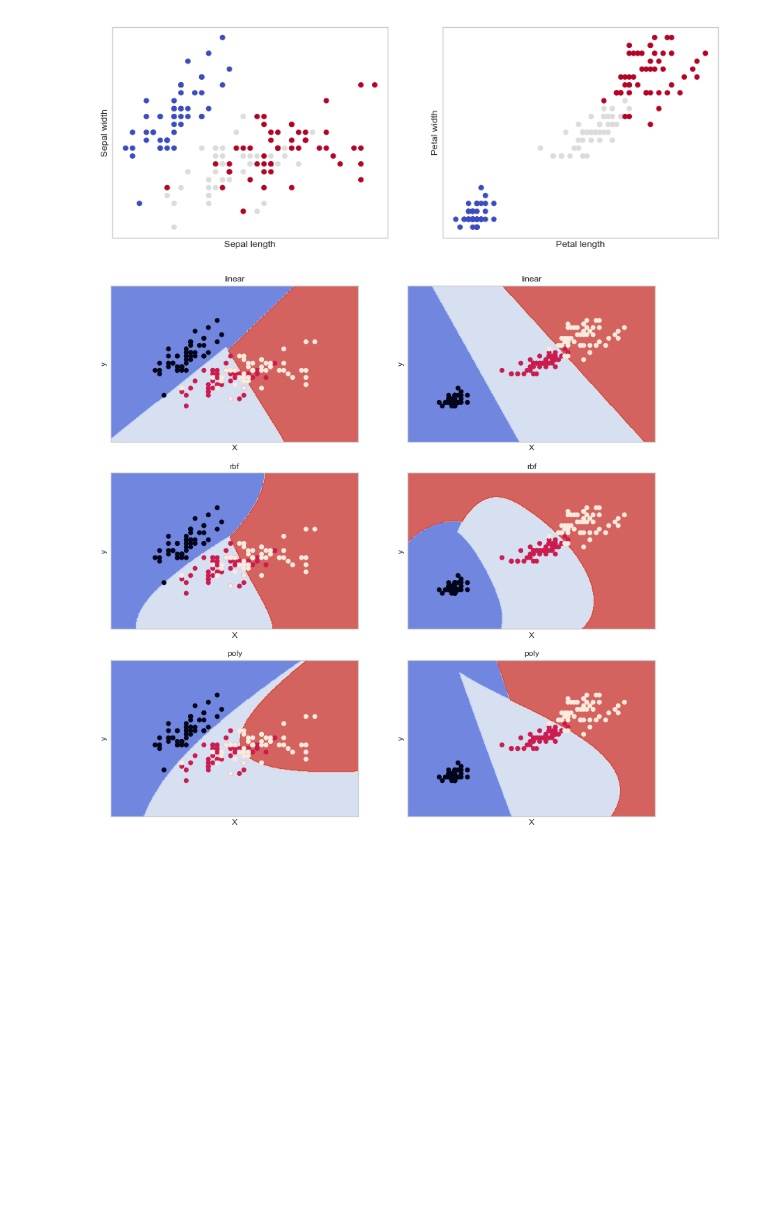
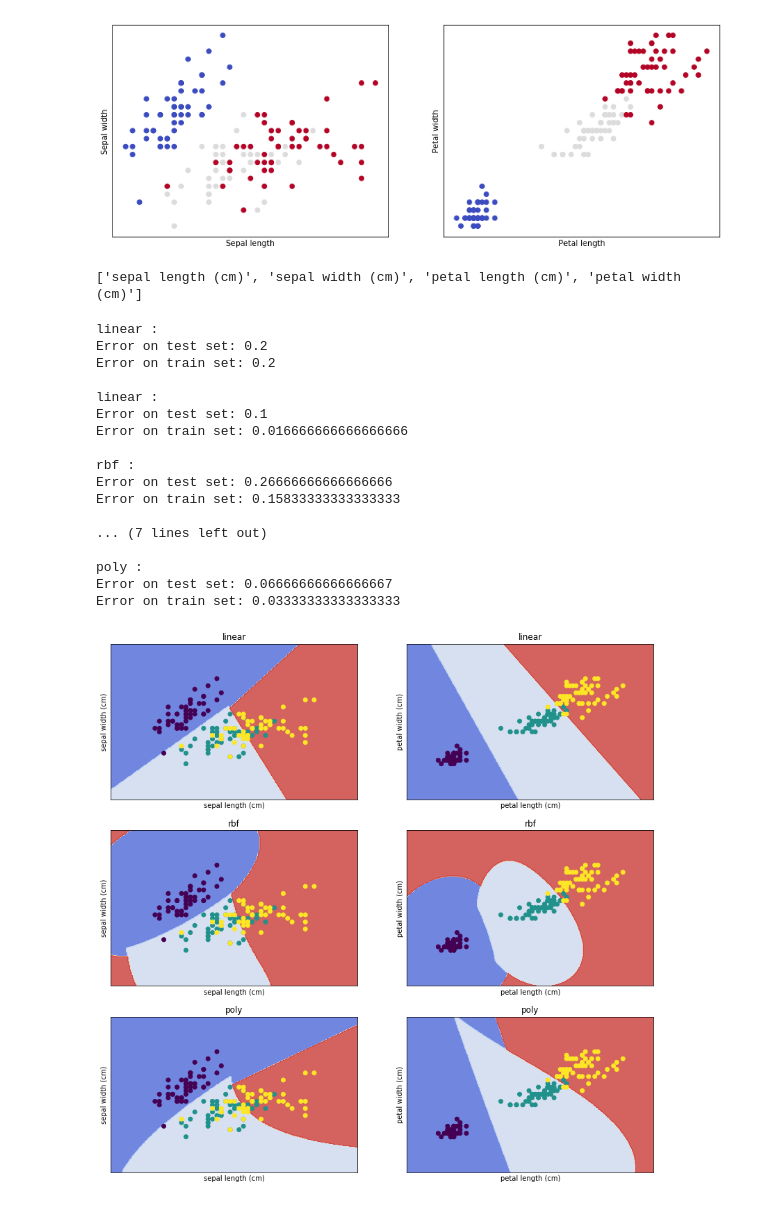
Before and after one commit to MartinKondor/MachineLearning, a Jupyter notebook: notebooks/SVM.ipynb, the cells around one changed output. Saved outputs shown, nothing was run; the diff lists cells and outputs as text; code cells hidden in the pictures; blank space fills up the shorter version.

```diff
--- a/notebooks/SVM.ipynb
+++ b/notebooks/SVM.ipynb
@@ -2,7 +2,8 @@
 import numpy as np
 from matplotlib import pyplot as plt
 from sklearn.datasets import load_iris
-from utils import *
+from sklearn.metrics import mean_squared_error
+from sklearn.model_selection import train_test_split
 
 dataset = load_iris()
 X = dataset.data
@@ -24,52 +25,94 @@ plt.ylabel('Petal width')
 plt.xticks(())
 plt.yticks(())
 plt.show()
+
+print(dataset.feature_names)
 # %% [output]
-[figure, old version]
+[figure, new version]
+['sepal length (cm)', 'sepal width (cm)', 'petal length (cm)', 'petal width (cm)']
 # %%
 from sklearn.svm import SVC
 
 plt.subplots(nrows=3, ncols=2, sharex=True, sharey=True, figsize=(14, 14))
 
-def viz(X, ker='linear'):
+def viz(X, ker):
     global y
 
     h = .02
 
-    clf = SVC(kernel=ker, C=1.)
-    clf.fit(X, y)
+    X_train, X_test, y_train, y_test = train_test_split(X, y, test_size=.2)
+
+    clf = SVC(kernel=ker, C=1., gamma='auto')
+    clf.fit(X_train, y_train)
 
     x_min, x_max = X[:, 0].min() - 1, X[:, 0].max() + 1
     y_min, y_max = X[:, 1].min() - 1, X[:, 1].max() + 1
     xx, yy = np.meshgrid(np.arange(x_min, x_max, h), np.arange(y_min, y_max, h))
 
     Z = clf.predict(np.c_[xx.ravel(), yy.ravel()])
     Z = Z.reshape(xx.shape)
 
     plt.contourf(xx, yy, Z, cmap=plt.cm.coolwarm, alpha=0.8)
     plt.scatter(X[:, 0], X[:, 1], c=y)
     plt.xticks(())
     plt.yticks(())
-    plt.xlabel('X')
-    plt.ylabel('y')
     plt.title(ker)
+
+    print(ker, ':')
+    print('Error on test set:', mean_squared_error(y_test, clf.predict(X_test)))
+    print('Error on train set:', mean_squared_error(y_train, clf.predict(X_train)))
+    print()
+
+    return clf
 
 
 plt.subplot(3, 2, 1)
-viz(dataset.data[:, :2])
+slin = viz(dataset.data[:, :2], 'linear')
+plt.xlabel('sepal length (cm)')
+plt.ylabel('sepal width (cm)')
+
 plt.subplot(3, 2, 2)
-viz(dataset.data[:, 2:])
+plin = viz(dataset.data[:, 2:], 'linear')
+plt.xlabel('petal length (cm)')
+plt.ylabel('petal width (cm)')
 
 plt.subplot(3, 2, 3)
-viz(dataset.data[:, :2], 'rbf')
+srbf = viz(dataset.data[:, :2], 'rbf')
+plt.xlabel('sepal length (cm)')
+plt.ylabel('sepal width (cm)')
+
 plt.subplot(3, 2, 4)
-viz(dataset.data[:, 2:], 'rbf')
+prbf = viz(dataset.data[:, 2:], 'rbf')
+plt.xlabel('petal length (cm)')
+plt.ylabel('petal width (cm)')
 
 plt.subplot(3, 2, 5)
-viz(dataset.data[:, :2], 'poly')
+spoly = viz(dataset.data[:, :2], 'poly')
+plt.xlabel('sepal length (cm)')
+plt.ylabel('sepal width (cm)')
+
 plt.subplot(3, 2, 6)
-viz(dataset.data[:, 2:], 'poly')
+ppoly = viz(dataset.data[:, 2:], 'poly')
+plt.xlabel('petal length (cm)')
+plt.ylabel('petal width (cm)')
 
 plt.show()
 # %% [output]
+linear :
+Error on test set: 0.2
+Error on train set: 0.2
+
+linear :
+Error on test set: 0.1
+Error on train set: 0.016666666666666666
+
+rbf :
+Error on test set: 0.26666666666666666
+Error on train set: 0.15833333333333333
+
+... (7 lines left out)
+
+poly :
+Error on test set: 0.06666666666666667
+Error on train set: 0.03333333333333333
-[figure, old version]
+[figure, new version]
```
Also changed, not shown: 2 other files.
